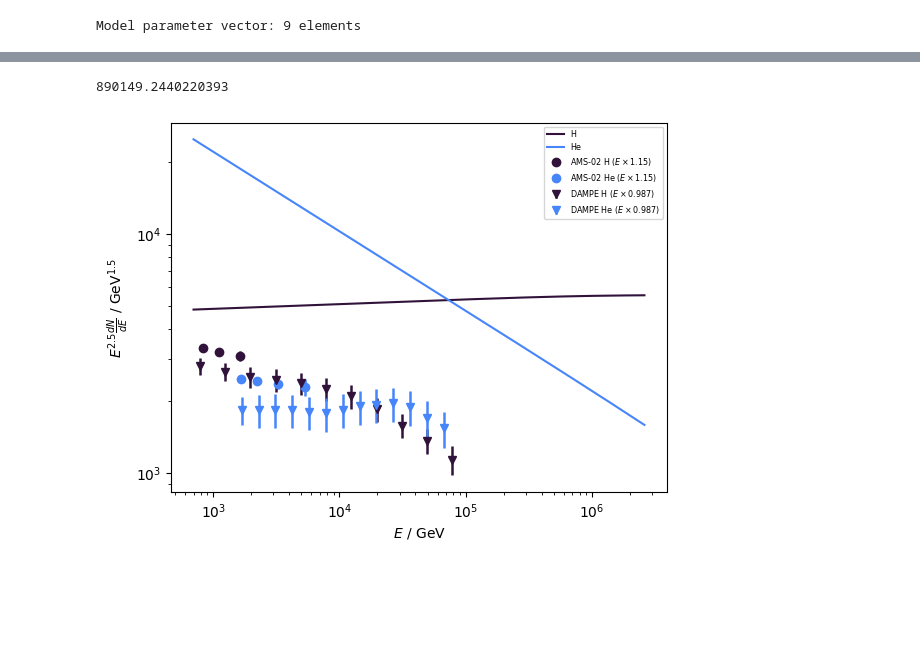
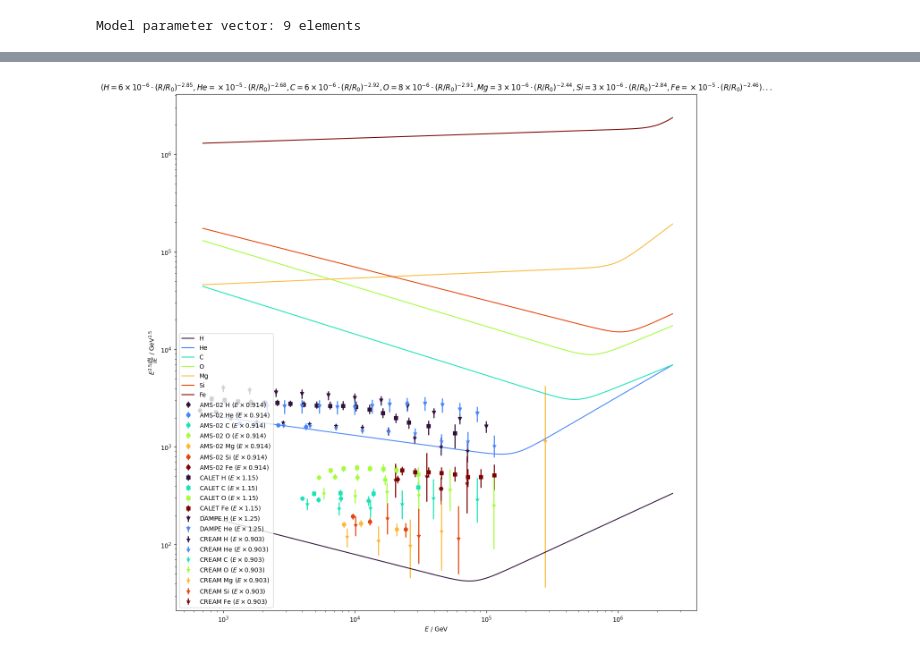
Before and after one commit to nj-vs-vh/EVA, a Jupyter notebook: bayesian.ipynb, the cells around one changed output, grey strips where cells are left out. Drawn from its saved outputs; the diff is of its cells as text; code cells hidden in the pictures; blank space fills up the shorter version.

```diff
--- a/bayesian.ipynb
+++ b/bayesian.ipynb
@@ -267,9 +277,10 @@ FIT_DATA: FitData = {
 }
 # %%
 fig, ax = plt.subplots(figsize=(10, 5))
-for _, data_by_particle in FIT_DATA.items():
-    for _, fit_data in data_by_particle.items():
-        fit_data.plot(scale=2.6, ax=ax)
+
+for _, p_data in DATA.items():
+    for _, data in p_data.items():
+        data.plot(scale=2, ax=ax)
 
 ax.legend(fontsize="xx-small")
 ax.set_xscale("log")
@@ -337,25 +348,17 @@ class Model:
         assert end_idx == v.size
         return Model(cr=cr, energy_shifts=energy_shifts)
 
-    def plot(self, fit_data: FitData, scale: float) -> None:
-        _, ax = plt.subplots()
-
-        for exp, data_by_particle in fit_data.items():
-            for _, data in data_by_particle.items():
-                shift = self.energy_shifts.shifts.get(exp, 1.0)
-                data.with_shifted_energy_scale(shift).plot(scale=scale, ax=ax)
-
-        primaries = list(self.cr.components.keys())
-        self.cr.plot(
-            Emin=R_MIN * min(p.Z for p in primaries),
-            Emax=R_MAX * max(p.Z for p in primaries),
-            scale=scale,
-            axes=ax,
-        )
-
-        ax.legend(fontsize="xx-small")
-        ax.set_xscale("log")
-        ax.set_yscale("log")
+    def plot(self, scale: float) -> plt.Figure:
+        fig, ax = plt.subplots(figsize=(15, 15))
+        for experiment, particle_data in DATA.items():
+            for _, data in particle_data.items():
+                data = data.with_shifted_energy_scale(
+                    f=self.energy_shifts.shifts[experiment]
+                )
+                data.plot(scale=scale, ax=ax)
+        self.cr.plot(Emin=R_MIN, Emax=R_MAX * 26, scale=scale, ax=ax)
+        ax.set_title(str(self.cr))
+        return fig
 
 
 example_mod = Model(cr=example_cr_model, energy_shifts=example_shifts)
@@ -415,8 +418,8 @@ def generate_initial_model() -> Model:
         cr=GalacticCRModel(
             components={
                 p: PowerLawComponent(
-                    I=(10 ** stats.norm.rvs(loc=-4, scale=0.5)) / (p.Z**2.7),
-                    alpha=stats.norm.rvs(loc=2.7, scale=0.1),
+                    I=10 ** stats.norm.rvs(loc=-5, scale=0.25),
+                    alpha=stats.norm.rvs(loc=2.7, scale=0.2),
                 )
                 for p in PRIMARY_PARTICLES
             },
@@ -473,13 +434,7 @@ Model.unpack(res.x).plot(FIT_DATA, scale=2.7)
-# %%
-model = generate_initial_model()
-print(model.cr.R_break)
-model.plot(
-    fit_data=FIT_DATA,
-    scale=2.5,
-)
-# %% [output]
-890149.2440220393
-[figure, removed]
+# %%
+generate_initial_model().plot(scale=2.5).savefig("test.pdf")
+# %% [output]
+[figure, added]
 # %%
 import emcee
 
```
Also changed, not shown: parts of 8 cells of this notebook, 2 other files.
